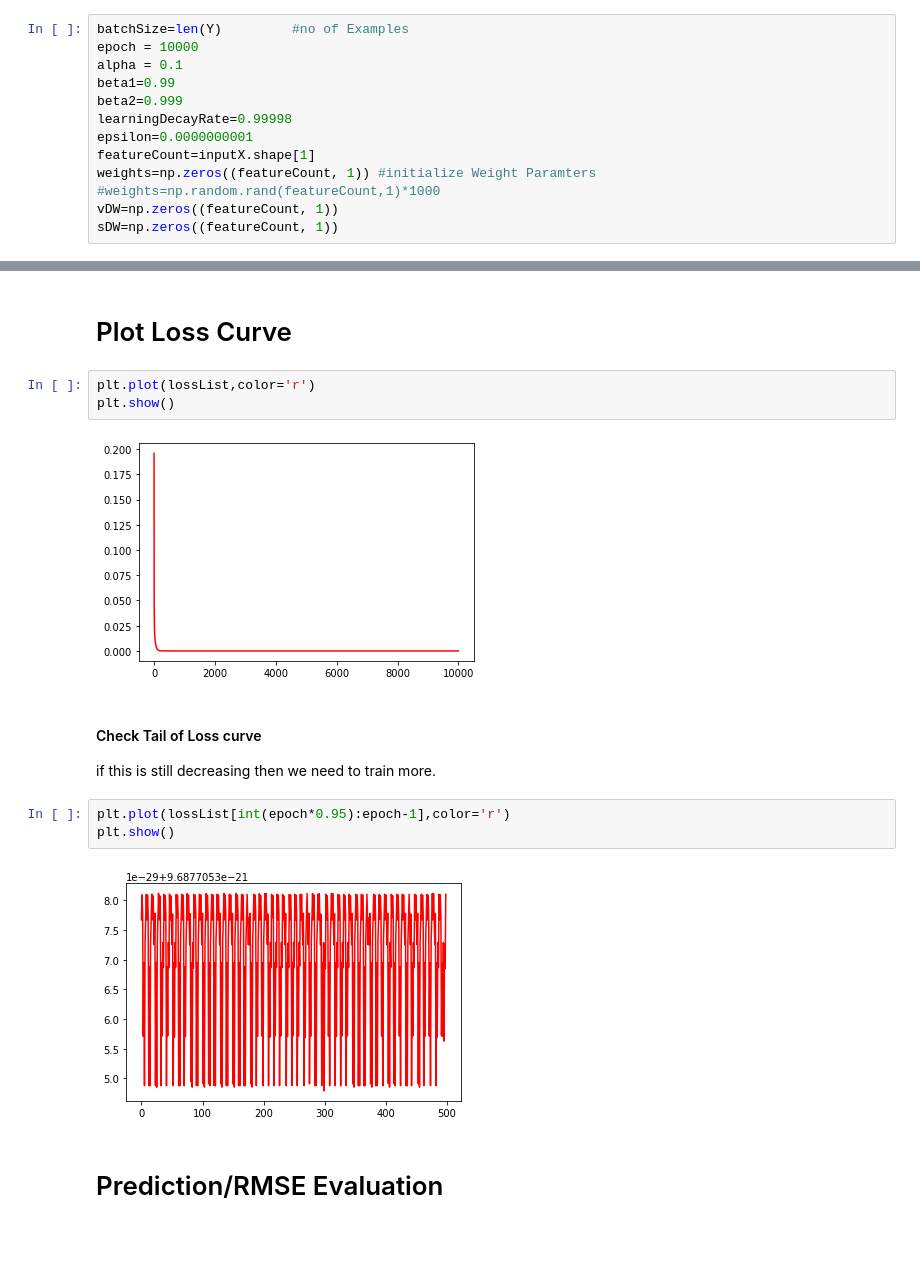
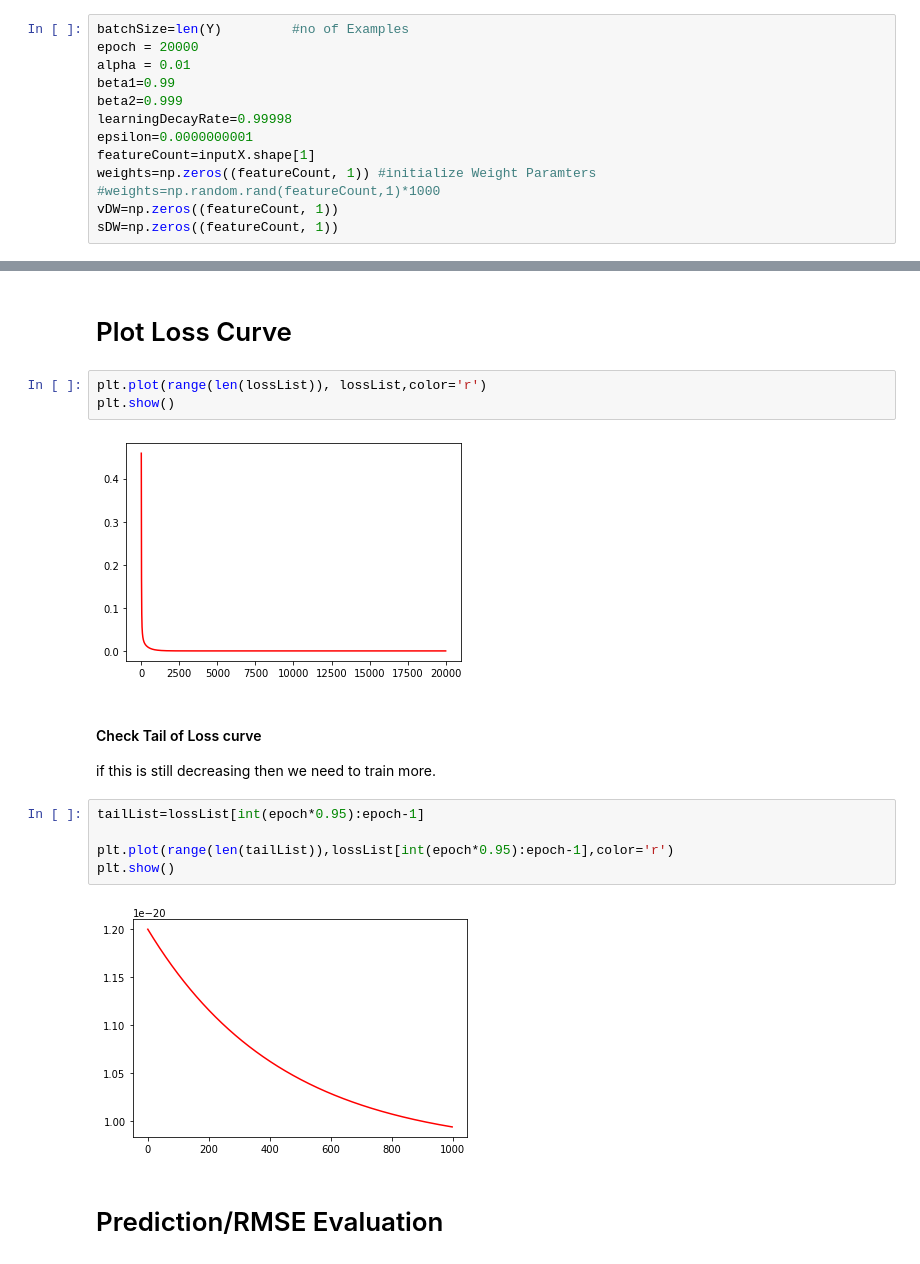
Before and after one commit to learning-ml/MachineLearning, a Jupyter notebook: 12 Learning - Regression with Momentum.ipynb, the cells around one changed output, grey strips where cells are left out. Drawn from its saved outputs; the diff is of its cells as text.

```diff
--- a/12 Learning - Regression with Momentum.ipynb
+++ b/12 Learning - Regression with Momentum.ipynb
@@ -137,8 +137,8 @@ Y=Y/100000
 #### Initialization
 # %%
 batchSize=len(Y)         #no of Examples
-epoch = 10000
-alpha = 0.1
+epoch = 20000
+alpha = 0.01
 beta1=0.99
 beta2=0.999
 learningDecayRate=0.99998
@@ -193,18 +193,20 @@ print(lossList[0],lossList[epoch-1])
 # %% [markdown]
 <h1>Plot Loss Curve
 # %%
-plt.plot(lossList,color='r')
+plt.plot(range(len(lossList)), lossList,color='r')
 plt.show()
 # %% [output]
-[figure, old version]
+[figure, new version]
 # %% [markdown]
 #### Check Tail of Loss curve
 if this is still decreasing then we need to train more.
 # %%
-plt.plot(lossList[int(epoch*0.95):epoch-1],color='r')
+tailList=lossList[int(epoch*0.95):epoch-1]
+
+plt.plot(range(len(tailList)),lossList[int(epoch*0.95):epoch-1],color='r')
 plt.show()
 # %% [output]
-[figure, old version]
+[figure, new version]
 # %% [markdown]
 <h1> Prediction/RMSE Evaluation
 # %%
```
Also changed, not shown: parts of 8 cells of this notebook, 6 other files.
